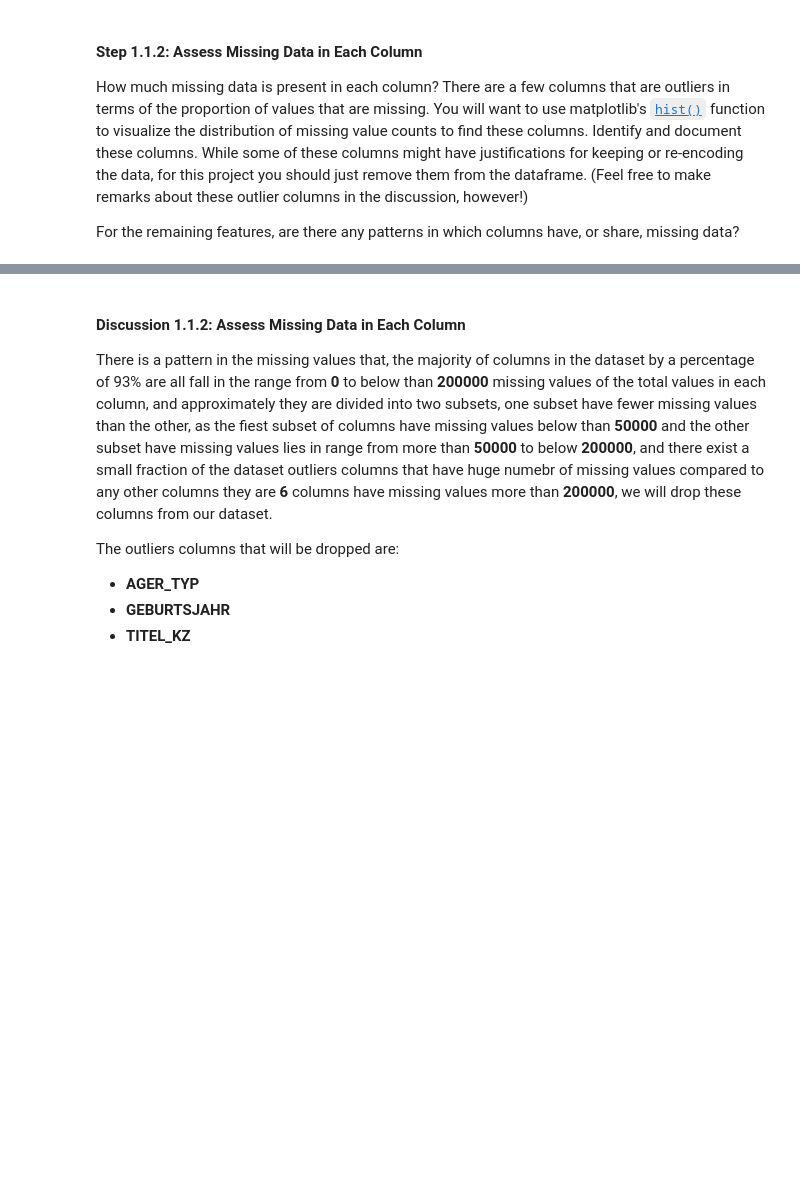
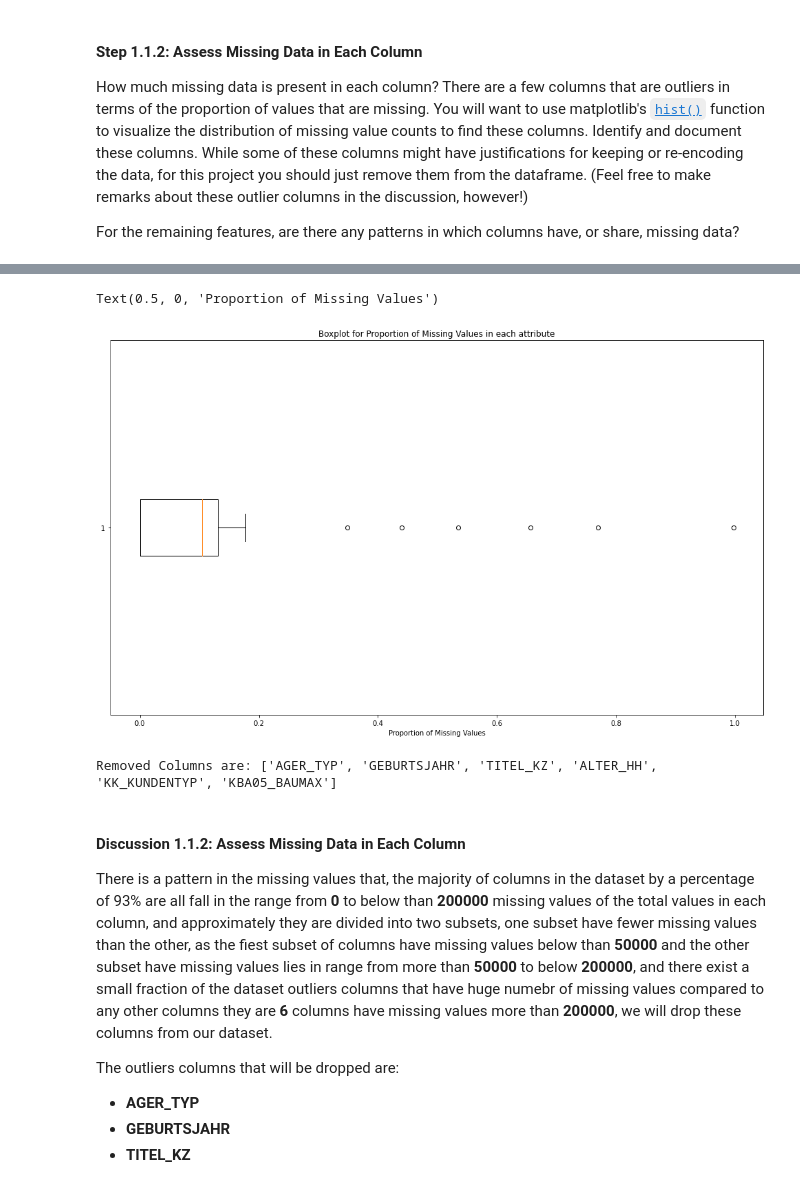
Before and after one commit to mahmodKhaled/Identify-Customer-Segments, a Jupyter notebook: Identify_Customer_Segments.ipynb, the cells around one changed output, grey strips where cells are left out. Cells and saved outputs as stored; diff of their text form; code cells hidden in the pictures; blank space fills up the shorter version.

```diff
--- a/Identify_Customer_Segments.ipynb
+++ b/Identify_Customer_Segments.ipynb
@@ -232,11 +236,22 @@ plt.show()
 # %%
 # Remove the outlier columns from the dataset. (You'll perform other data
 # engineering tasks such as re-encoding and imputation later.)
-removed_columns = []
-for i , j in zip(missing_values_columns_index , missing_values_columns):
-    if j > 200000:
-        removed_columns.append(i)
-azdias_dropped_columns = azdias.drop(azdias.columns[removed_columns],axis=1)
+plt.figure(figsize=(17,10))
+plt.title("Boxplot for Proportion of Missing Values in each attribute")
+plt.boxplot(proportion_missing_values,vert=False)
+plt.xlabel('Proportion of Missing Values')
+# %% [output]
+Text(0.5, 0, 'Proportion of Missing Values')
+[figure, added]
+# %%
+# remove outliers columns
+removed_columns = []
+for col , proportion in zip(proportion_missing_values.index , proportion_missing_values):
+    if proportion > 0.3: removed_columns.append(col)
+print('Removed Columns are:', removed_columns)
+azdias_dropped_columns = azdias.drop(removed_columns,axis=1)
+# %% [output]
+Removed Columns are: ['AGER_TYP', 'GEBURTSJAHR', 'TITEL_KZ', 'ALTER_HH', 'KK_KUNDENTYP', 'KBA05_BAUMAX']
 # %% [markdown]
 #### Discussion 1.1.2: Assess Missing Data in Each Column
 
```
Also changed, not shown: parts of 9 cells of this notebook.
